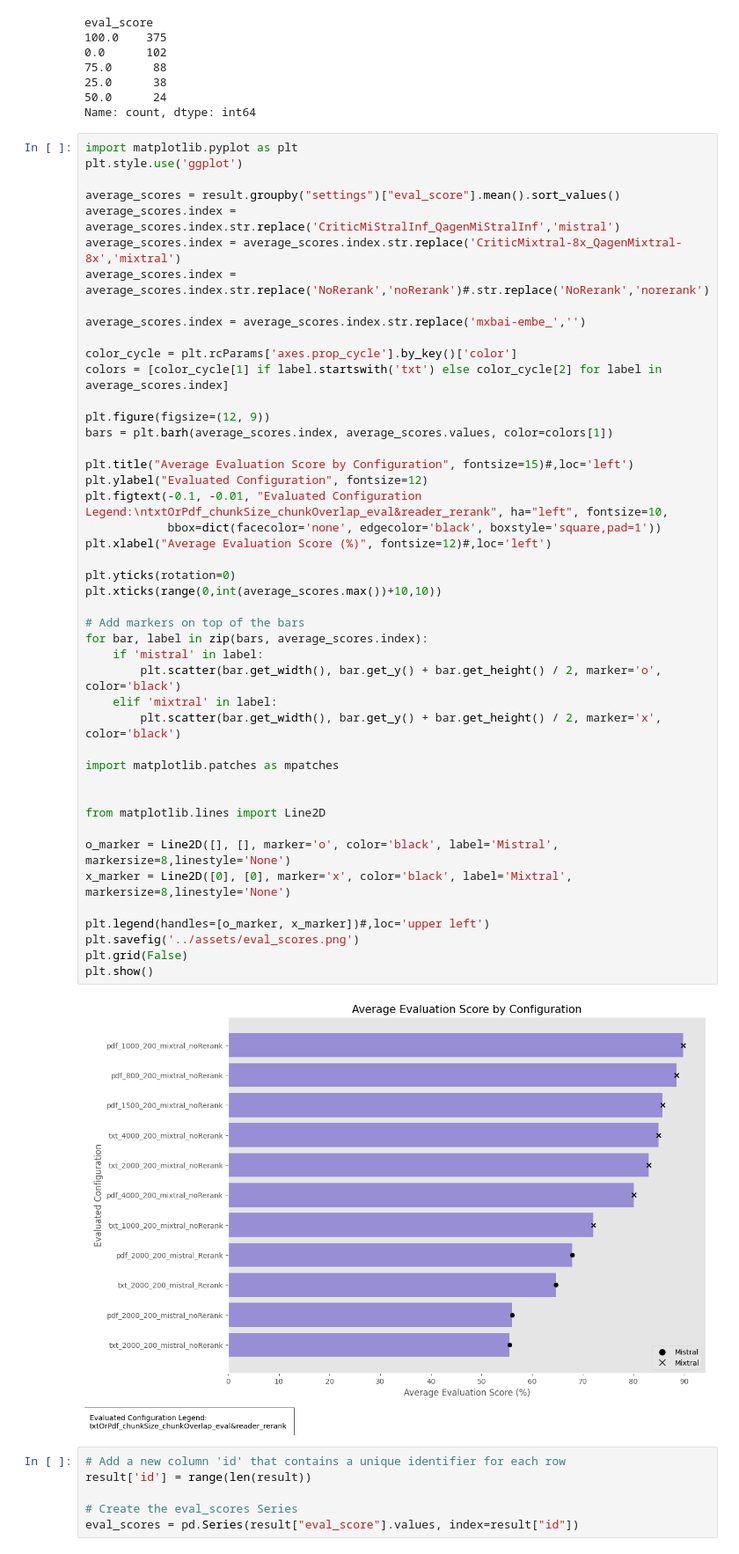
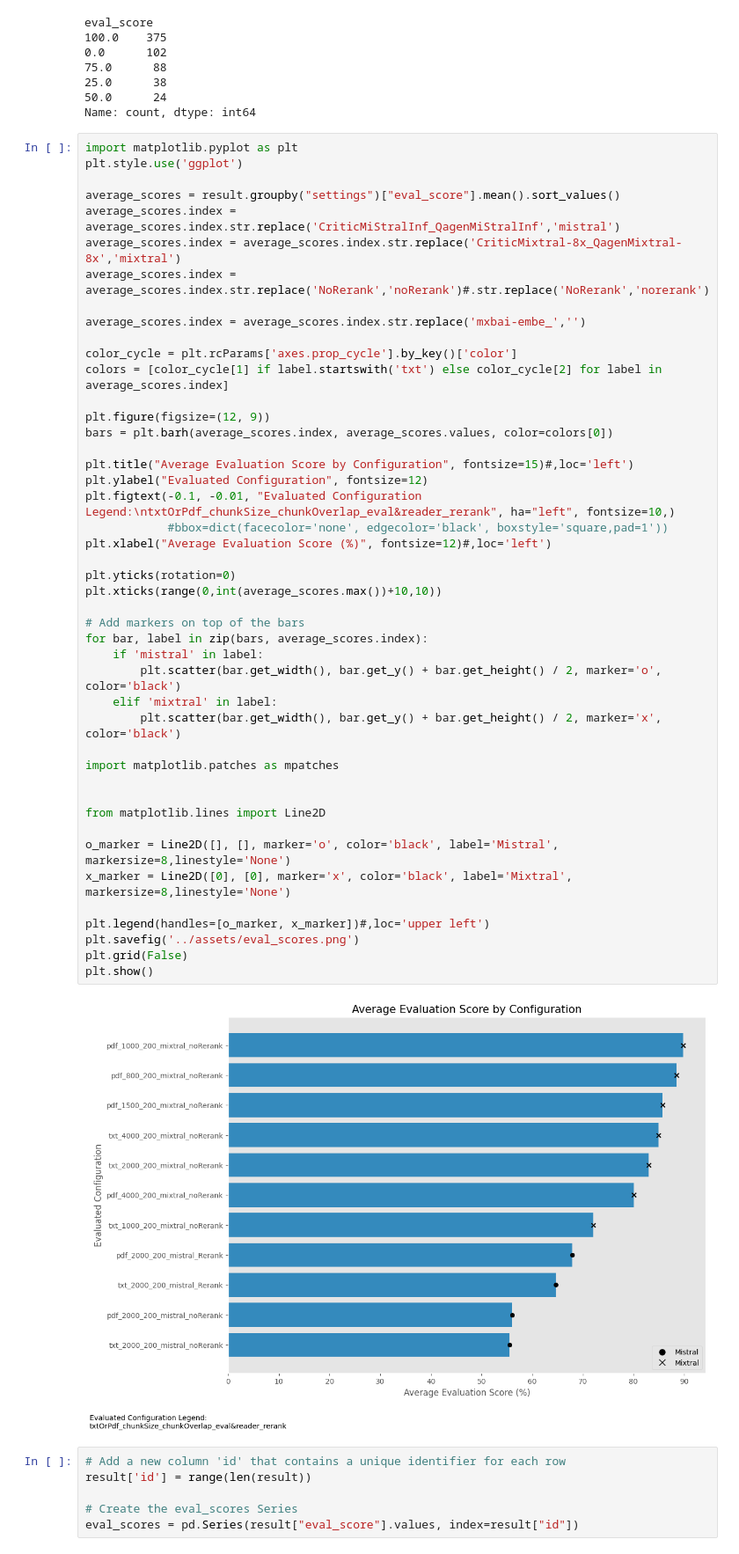
Before and after one commit to dapopov-st/arXiv-llms-assistant, a Jupyter notebook: nbs/compare_results.ipynb, the cells around one changed output. Shown at 88% size. Drawn from its saved outputs; the diff is of its cells as text.

Commit message:
update graph nb

```diff
--- a/nbs/compare_results.ipynb
+++ b/nbs/compare_results.ipynb
@@ -86,38 +86,38 @@ color_cycle = plt.rcParams['axes.prop_cycle'].by_key()['color']
 colors = [color_cycle[1] if label.startswith('txt') else color_cycle[2] for label in average_scores.index]
 
 plt.figure(figsize=(12, 9))
-bars = plt.barh(average_scores.index, average_scores.values, color=colors[1])
+bars = plt.barh(average_scores.index, average_scores.values, color=colors[0])
 
 plt.title("Average Evaluation Score by Configuration", fontsize=15)#,loc='left')
 plt.ylabel("Evaluated Configuration", fontsize=12)
-plt.figtext(-0.1, -0.01, "Evaluated Configuration Legend:\ntxtOrPdf_chunkSize_chunkOverlap_eval&reader_rerank", ha="left", fontsize=10,
-            bbox=dict(facecolor='none', edgecolor='black', boxstyle='square,pad=1'))
+plt.figtext(-0.1, -0.01, "Evaluated Configuration Legend:\ntxtOrPdf_chunkSize_chunkOverlap_eval&reader_rerank", ha="left", fontsize=10,)
+            #bbox=dict(facecolor='none', edgecolor='black', boxstyle='square,pad=1'))
 plt.xlabel("Average Evaluation Score (%)", fontsize=12)#,loc='left')
 
 plt.yticks(rotation=0)
 plt.xticks(range(0,int(average_scores.max())+10,10))
 
 # Add markers on top of the bars
 for bar, label in zip(bars, average_scores.index):
     if 'mistral' in label:
         plt.scatter(bar.get_width(), bar.get_y() + bar.get_height() / 2, marker='o', color='black')
     elif 'mixtral' in label:
         plt.scatter(bar.get_width(), bar.get_y() + bar.get_height() / 2, marker='x', color='black')
 
 import matplotlib.patches as mpatches
 
 
 from matplotlib.lines import Line2D
 
 o_marker = Line2D([], [], marker='o', color='black', label='Mistral', markersize=8,linestyle='None')
 x_marker = Line2D([0], [0], marker='x', color='black', label='Mixtral', markersize=8,linestyle='None')
 
 plt.legend(handles=[o_marker, x_marker])#,loc='upper left')
 plt.savefig('../assets/eval_scores.png')
 plt.grid(False)
 plt.show()
 # %% [output]
-[figure, old version]
+[figure, new version]
 # %%
 # Add a new column 'id' that contains a unique identifier for each row
 result['id'] = range(len(result))
```
Also changed, not shown: parts of 1 cell of this notebook.
